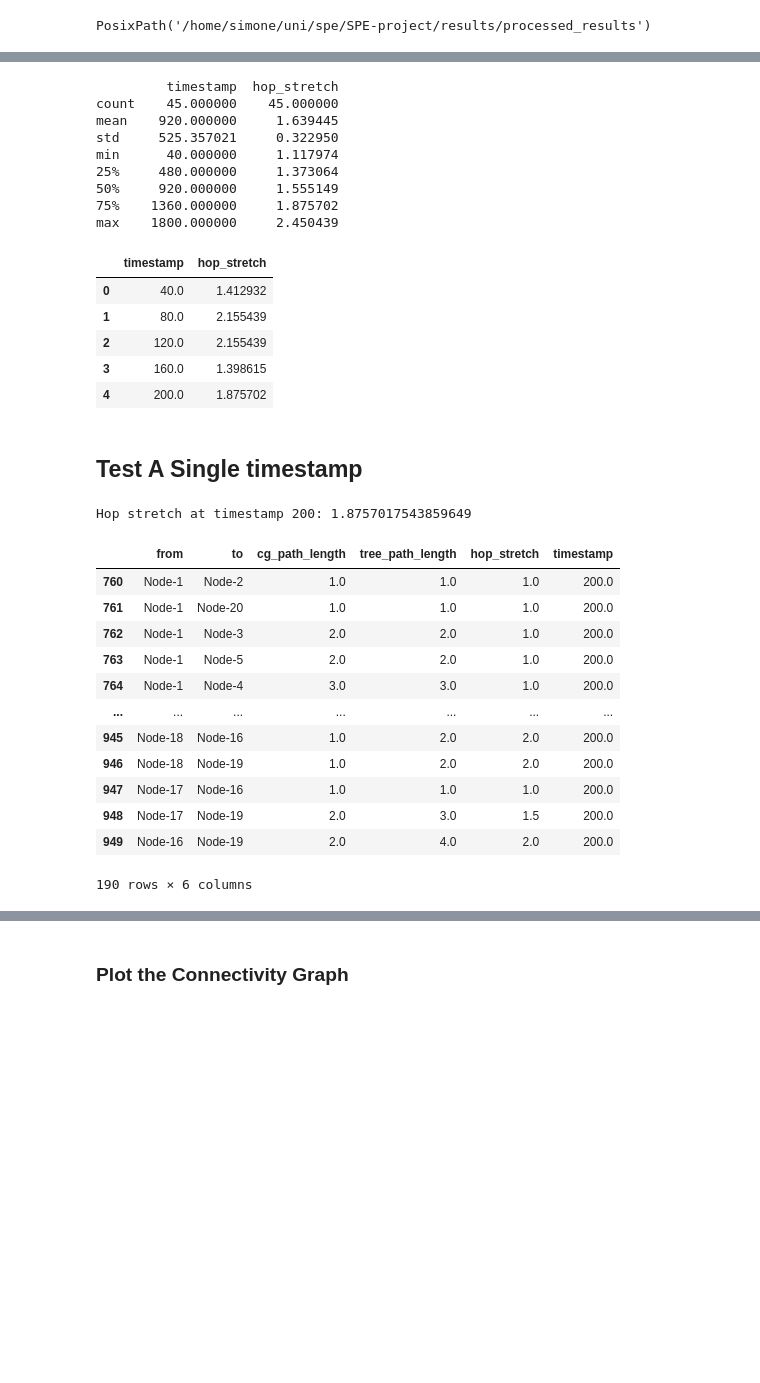
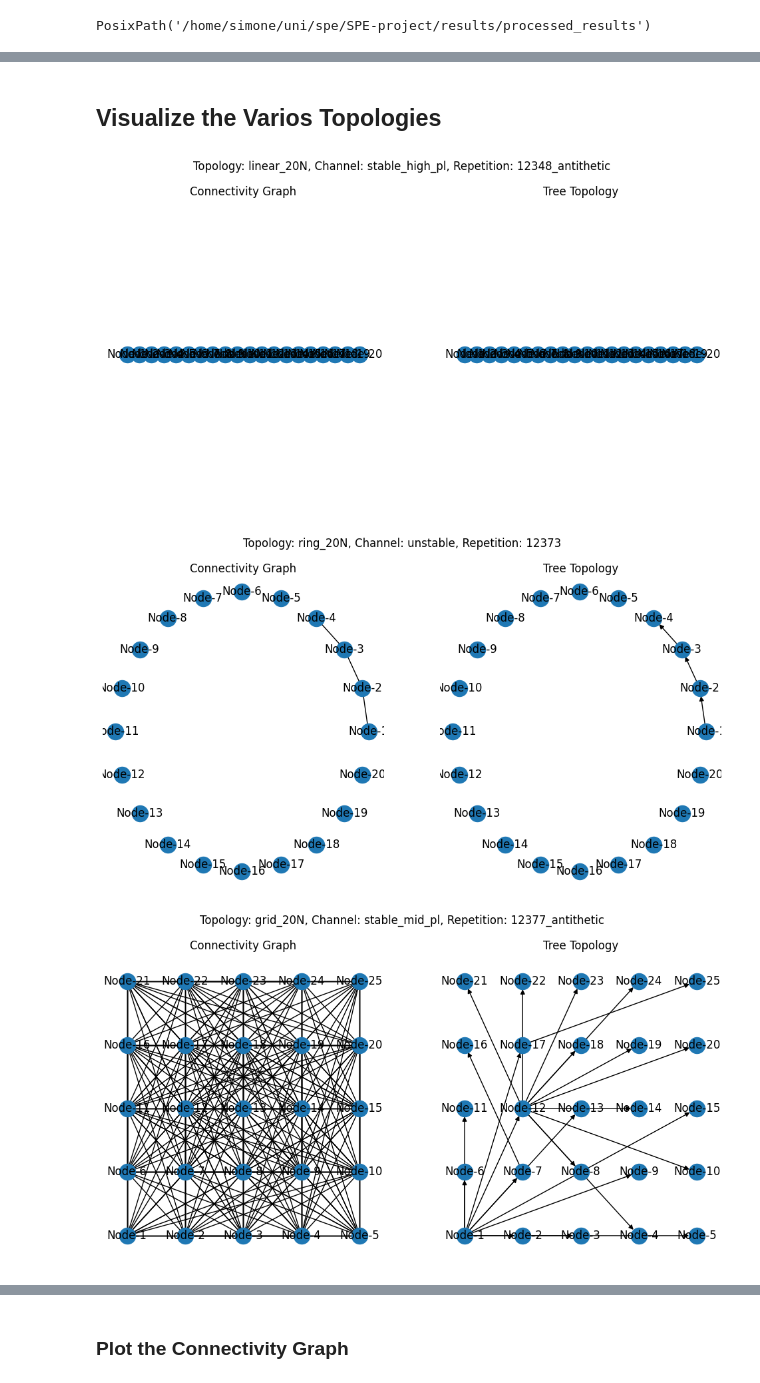
Before and after one commit to damiano-salvaterra/SPE-project, a Jupyter notebook: src/evaluation/analisys.ipynb, the cells around one changed output, grey strips where cells are left out. Drawn from its saved outputs; the diff is of its cells as text; code cells hidden in the pictures; blank space fills up the shorter version.

Commit message:
Re run process results

```diff
--- a/src/evaluation/analisys.ipynb
+++ b/src/evaluation/analisys.ipynb
@@ -37,4 +37,6 @@ PROCESSED_RES_BATCH.mkdir(exist_ok=True)
 PROCESSED_RES_FOLDER
 # %% [output]
 PosixPath('/home/simone/uni/spe/SPE-project/results/processed_results')
+# %%
+COMPUTE_HOP_STRETCH = False
 # %%
@@ -96,4 +97,0 @@ for topology in results.topologies:
-# %%
-rep = RepetitionResults.from_folder(
-    BATCH_RES / "ring_20N" / "lossy" / "12345"
-)
@@ -122,25 +98,5 @@ rep.compute_hop_stretch()
-# %%
-hs_per_timestamp_df = rep.hop_stretch_df.groupby("timestamp")["hop_stretch"].mean().reset_index()
-print(hs_per_timestamp_df.describe())
-hs_per_timestamp_df.head()
-# %% [output]
-         timestamp  hop_stretch
-count    45.000000    45.000000
-mean    920.000000     1.639445
-std     525.357021     0.322950
-min      40.000000     1.117974
-25%     480.000000     1.373064
-50%     920.000000     1.555149
-75%    1360.000000     1.875702
-max    1800.000000     2.450439
-|  | timestamp | hop_stretch |
-| 0 | 40.0 | 1.412932 |
-| 1 | 80.0 | 2.155439 |
-| 2 | 120.0 | 2.155439 |
-| 3 | 160.0 | 1.398615 |
-| 4 | 200.0 | 1.875702 |
 # %% [markdown]
-## Test A Single timestamp
+## Visualize the Varios Topologies
 # %%
 from metrics.hop_stretch import build_connectivity_graph, build_tree_topology, get_positions_nx
 
@@ -149,20 +105,0 @@ import matplotlib.pyplot as plt
-# %%
-print(
-    f"Hop stretch at timestamp 200: {rep.hop_stretch_df[rep.hop_stretch_df['timestamp'] == 200]['hop_stretch'].mean()}"
-)
-rep.hop_stretch_df[rep.hop_stretch_df["timestamp"] == 200]
-# %% [output]
-Hop stretch at timestamp 200: 1.8757017543859649
-|  | from | to | cg_path_length | tree_path_length | hop_stretch | timestamp |
-| 760 | Node-1 | Node-2 | 1.0 | 1.0 | 1.0 | 200.0 |
-| 761 | Node-1 | Node-20 | 1.0 | 1.0 | 1.0 | 200.0 |
-| 762 | Node-1 | Node-3 | 2.0 | 2.0 | 1.0 | 200.0 |
-| 763 | Node-1 | Node-5 | 2.0 | 2.0 | 1.0 | 200.0 |
-| 764 | Node-1 | Node-4 | 3.0 | 3.0 | 1.0 | 200.0 |
-| ... | ... | ... | ... | ... | ... | ... |
-| 945 | Node-18 | Node-16 | 1.0 | 2.0 | 2.0 | 200.0 |
-| 946 | Node-18 | Node-19 | 1.0 | 2.0 | 2.0 | 200.0 |
-| 947 | Node-17 | Node-16 | 1.0 | 1.0 | 1.0 | 200.0 |
-| 948 | Node-17 | Node-19 | 2.0 | 3.0 | 1.5 | 200.0 |
-| 949 | Node-16 | Node-19 | 2.0 | 4.0 | 2.0 | 200.0 |
-190 rows × 6 columns
@@ -169,3 +108,23 @@ Hop stretch at timestamp 200: 1.8757017543859649
 # %%
-g = build_connectivity_graph(rep, 200)
-t = build_tree_topology(rep, 200)
+for topology in results.topologies:
+    random_channel = np.random.choice(topology.channels)
+    rep = np.random.choice(random_channel.repetitions)
+
+    g = build_connectivity_graph(rep, 200)
+    t = build_tree_topology(rep, 200)
+
+    fig, axs = plt.subplots(1, 2, figsize=(12, 6))
+
+    nx.draw(g, get_positions_nx(rep), ax=axs[0], with_labels=True)
+
+    nx.draw(t, get_positions_nx(rep), ax=axs[1], with_labels=True)
+
+    plt.suptitle(f"Topology: {topology.topology_type}, Channel: {random_channel.channel_type}, Repetition: {rep.id}")
+    axs[0].set_title("Connectivity Graph")
+    axs[1].set_title("Tree Topology")
+
+    plt.show()
+# %% [output]
+[figure, added]
+[figure, added]
+[figure, added]
```
Also changed, not shown: parts of 11 cells of this notebook, 2 other files.
